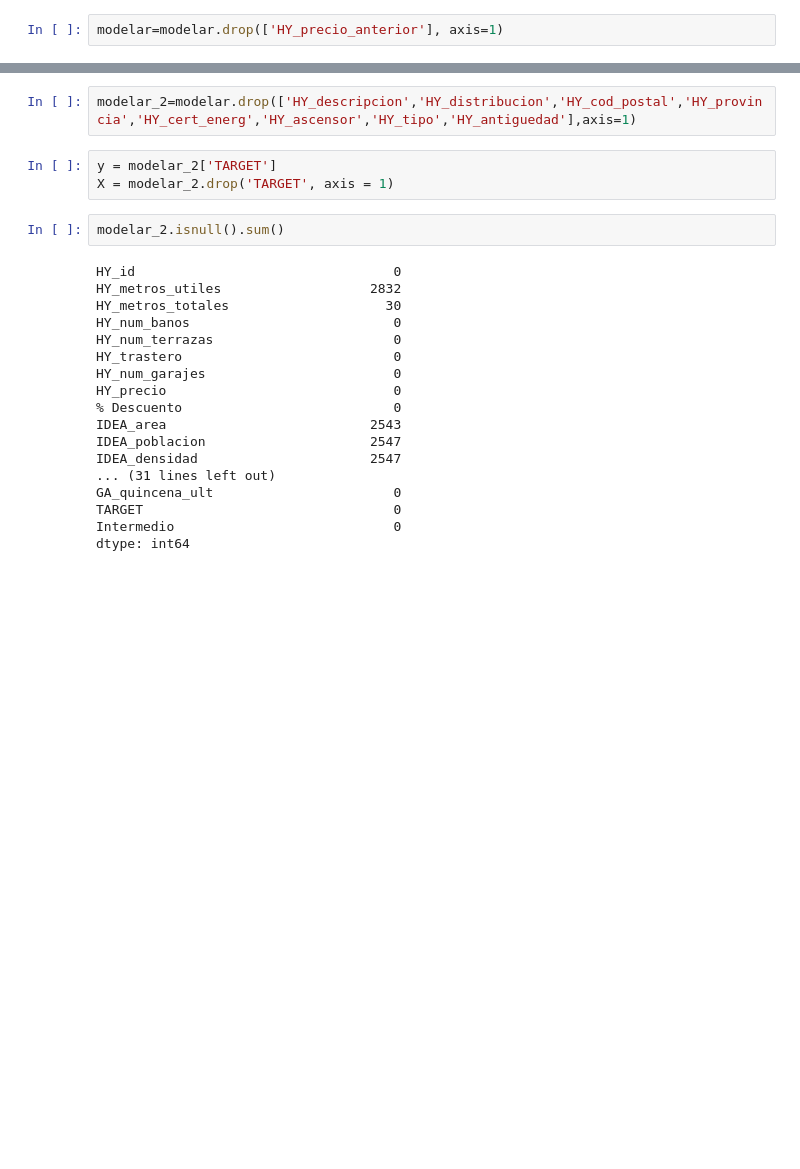
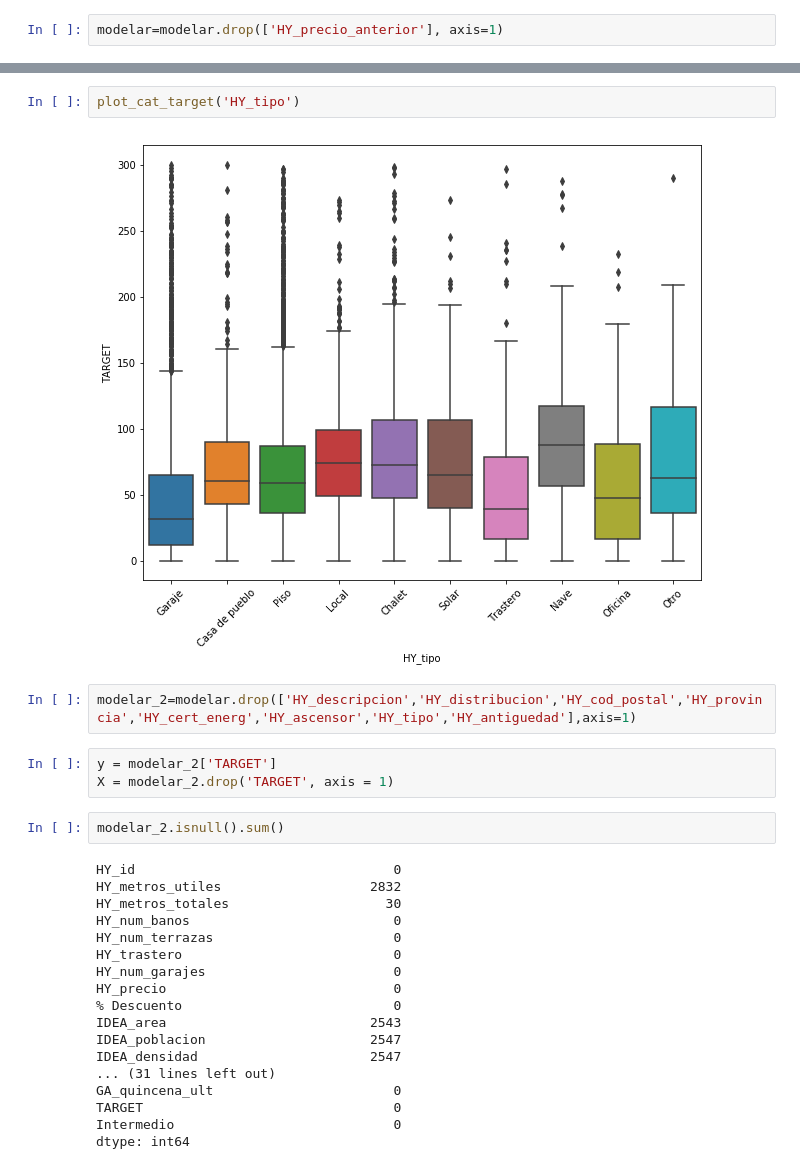
Before and after one commit to RohitUttam/UniversityHack2019, a Jupyter notebook: Expl_ini_rf.ipynb, the cells around one changed output, grey strips where cells are left out. Drawn from its saved outputs; the diff is of its cells as text; blank space fills up the shorter version.

```diff
--- a/Expl_ini_rf.ipynb
+++ b/Expl_ini_rf.ipynb
@@ -403,3 +484,7 @@ modelar=modelar.drop(['HY_precio_anterior'], axis=1)
+# %%
+plot_cat_target('HY_tipo')
+# %% [output]
+[figure, added]
 # %%
 modelar_2=modelar.drop(['HY_descripcion','HY_distribucion','HY_cod_postal','HY_provincia','HY_cert_energ','HY_ascensor','HY_tipo','HY_antiguedad'],axis=1)
 # %%
```
Also changed, not shown: parts of 31 cells of this notebook.
